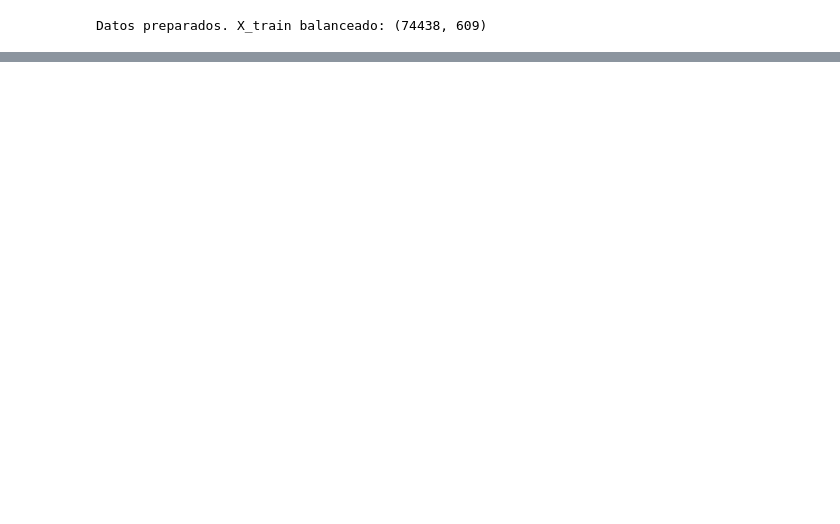
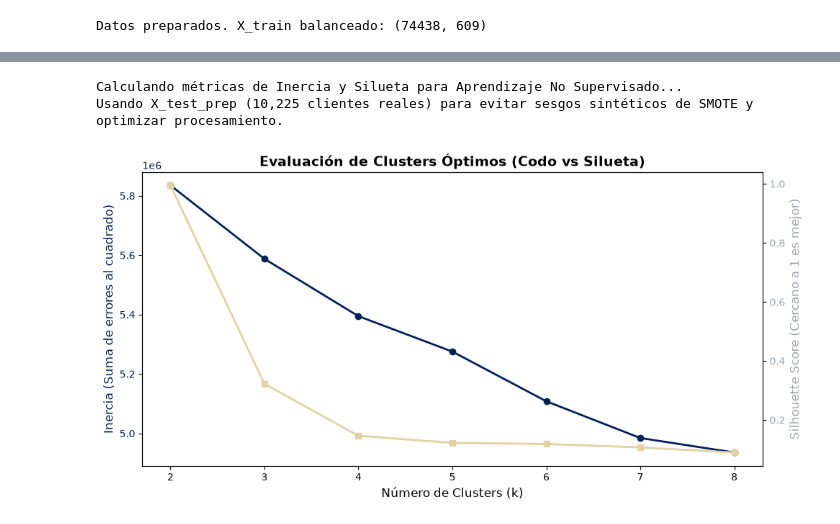
Before and after one commit to havier14-2/Machine_L, a Jupyter notebook: Machine_L.ipynb, the cells around one changed output, grey strips where cells are left out. Saved outputs shown, nothing was run; the diff lists cells and outputs as text; code cells hidden in the pictures; blank space fills up the shorter version.

Commit message:
feat: agrega Fase 3 de modelo No Supervisado con K-Means y PCA

```diff
--- a/Machine_L.ipynb
+++ b/Machine_L.ipynb
@@ -58,0 +90,15 @@ Top 5 clientes para campaña de marketing inmediata:
+# %%
+from src.ml_core import evaluar_clusters_optimos, graficar_metricas_clustering
+
+print("Calculando métricas de Inercia y Silueta para Aprendizaje No Supervisado...")
+print("Usando X_test_prep (10,225 clientes reales) para evitar sesgos sintéticos de SMOTE y optimizar procesamiento.")
+
+# CAMBIO CLAVE AQUÍ: Usamos X_test_prep
+RANGO_K, inercias, siluetas = evaluar_clusters_optimos(X_test_prep, max_clusters=8)
+
+# Generar los gráficos
+graficar_metricas_clustering(RANGO_K, inercias, siluetas)
+# %% [output]
+Calculando métricas de Inercia y Silueta para Aprendizaje No Supervisado...
+Usando X_test_prep (10,225 clientes reales) para evitar sesgos sintéticos de SMOTE y optimizar procesamiento.
+[figure, added]
```
Also changed, not shown: parts of 11 cells of this notebook, 1 other file.
